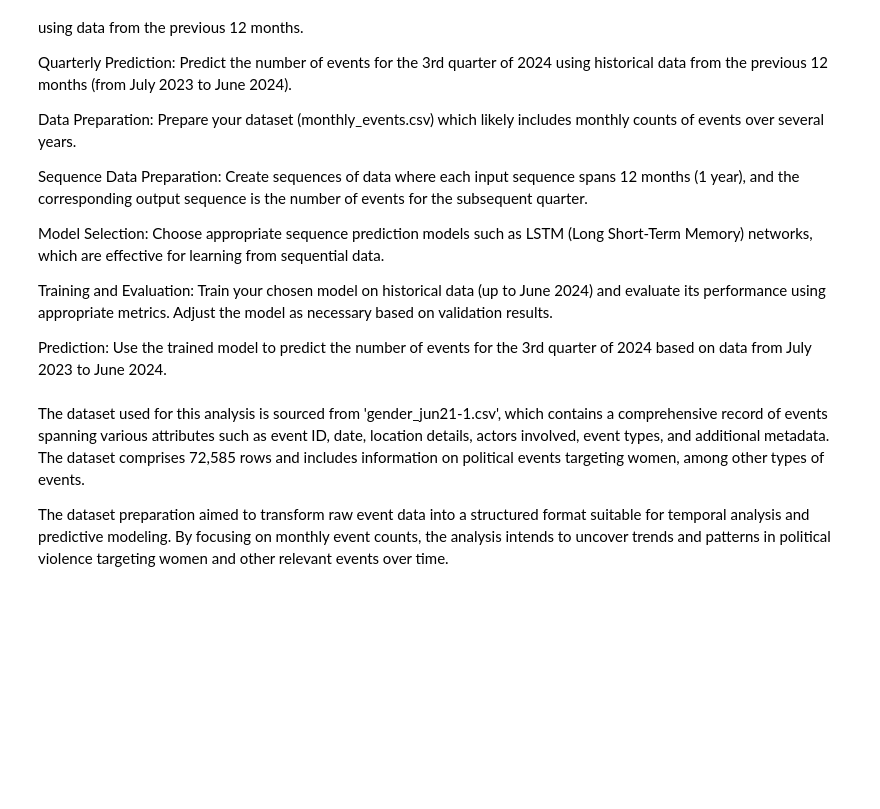
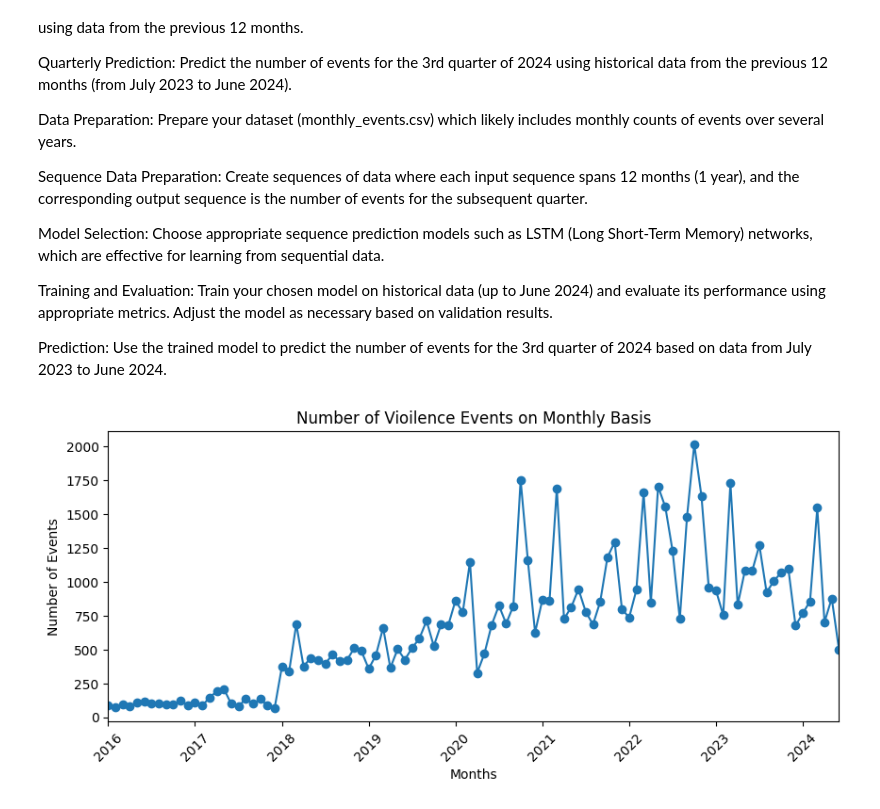
Before and after one commit to myothida/DeepLearning, a Jupyter notebook: chapter4/Project01_TimeSequence/data_preparation.ipynb, the cells around one changed output. Drawn from its saved outputs; the diff is of its cells as text; code cells hidden in the pictures; blank space fills up the shorter version.

```diff
--- a/chapter4/Project01_TimeSequence/data_preparation.ipynb
+++ b/chapter4/Project01_TimeSequence/data_preparation.ipynb
@@ -18,10 +18,6 @@ Model Selection: Choose appropriate sequence prediction models such as LSTM (Lon
 Training and Evaluation: Train your chosen model on historical data (up to June 2024) and evaluate its performance using appropriate metrics. Adjust the model as necessary based on validation results.
 
 Prediction: Use the trained model to predict the number of events for the 3rd quarter of 2024 based on data from July 2023 to June 2024.
-# %% [markdown]
-The dataset used for this analysis is sourced from 'gender_jun21-1.csv', which contains a comprehensive record of events spanning various attributes such as event ID, date, location details, actors involved, event types, and additional metadata. The dataset comprises 72,585 rows and includes information on political events targeting women, among other types of events.
-
-The dataset preparation aimed to transform raw event data into a structured format suitable for temporal analysis and predictive modeling. By focusing on monthly event counts, the analysis intends to uncover trends and patterns in political violence targeting women and other relevant events over time.
 # %%
 import pandas as pd
 import numpy as np
@@ -39,3 +35,22 @@ df['month'] = df['event_date'].dt.month
 monthly_events = df.groupby(['year', 'month']).size().reset_index(name='num_events')
 monthly_events = monthly_events.reset_index().rename(columns={'index': 'month'})
 monthly_events.to_csv('./data/monthly_events.csv', index=False)
+# %%
+from matplotlib import pyplot as plt
+
+# Plot the number of events per month
+plt.figure(figsize=(10, 4))
+monthly_events = monthly_events[monthly_events['year'] >= 2016].reset_index(drop=True)
+plt.plot(monthly_events['num_events'], marker='o')
+
+years = monthly_events['year'].unique()
+year_ticks = [monthly_events[monthly_events['year'] == year].index[0] for year in years]
+plt.xticks(year_ticks, years, rotation=45)
+plt.xlabel('Months')
+plt.xlim(0, len(monthly_events) - 1)
+plt.ylabel('Number of Events')
+plt.title('Number of Vioilence Events on Monthly Basis')
+plt.savefig('./imgs/num_events_monthly.png')
+plt.show()
+# %% [output]
+[figure, added]
```
Also changed, not shown: 4 other files.
